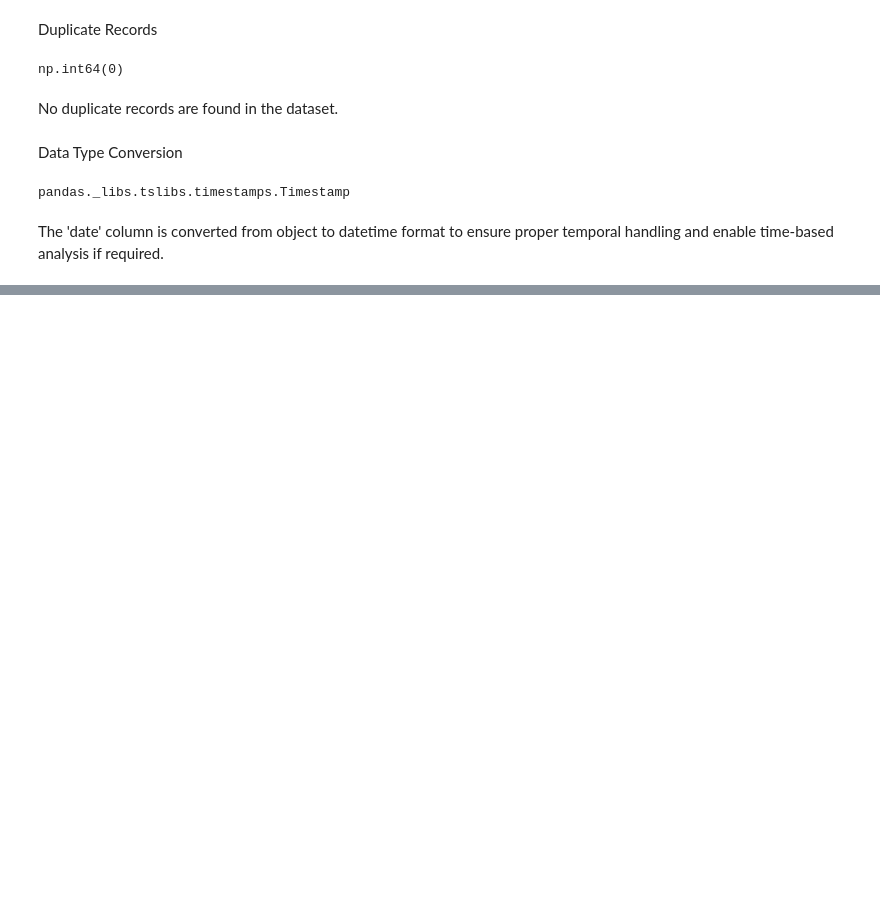
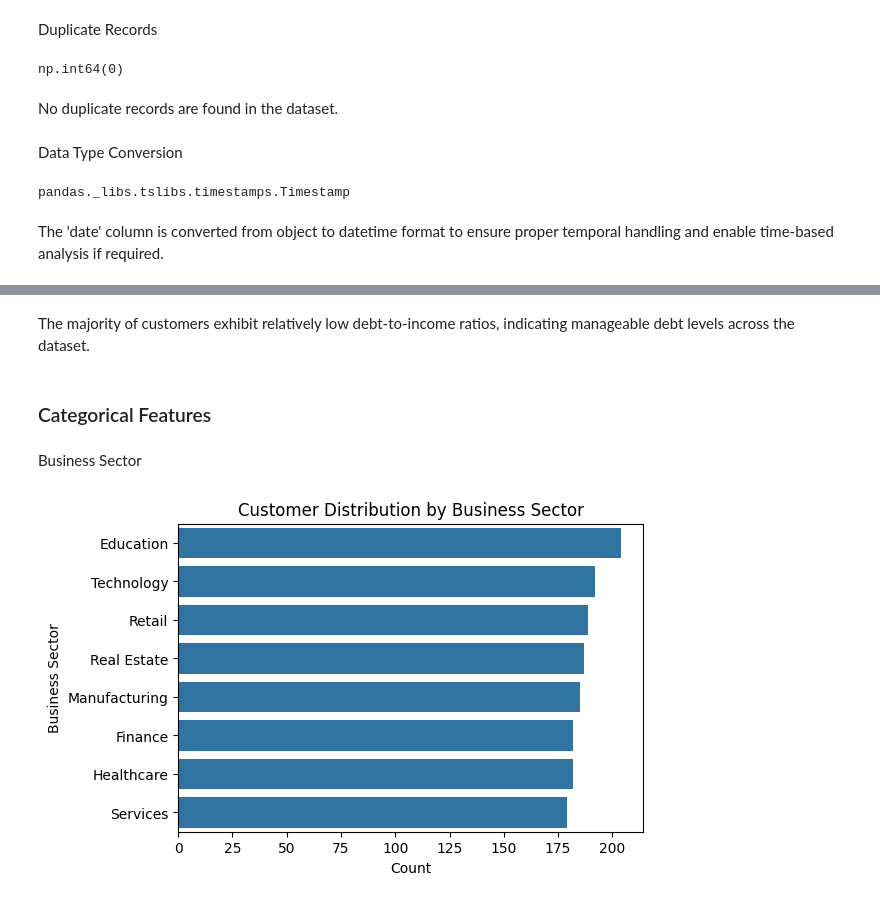
Before and after one commit to ShuHuiK/WIE3007_Group_Assignment, a Jupyter notebook: eda_decision_tree.ipynb, the cells around one changed output, grey strips where cells are left out. Cells and saved outputs as stored; diff of their text form; code cells hidden in the pictures; blank space fills up the shorter version.

```diff
--- a/eda_decision_tree.ipynb
+++ b/eda_decision_tree.ipynb
@@ -90,0 +160,15 @@ The 'date' column is converted from object to datetime format to ensure proper t
+# %% [markdown]
+The majority of customers exhibit relatively low debt-to-income ratios, indicating manageable debt levels across the dataset.
+# %% [markdown]
+### Categorical Features
+# %% [markdown]
+Business Sector
+# %%
+plt.figure(figsize=(6,4))
+sns.countplot(y=df['business_sector'], order=df['business_sector'].value_counts().index)
+plt.title("Customer Distribution by Business Sector")
+plt.xlabel("Count")
+plt.ylabel("Business Sector")
+plt.show()
+# %% [output]
+[figure, added]
```
Also changed, not shown: parts of 21 cells of this notebook.
